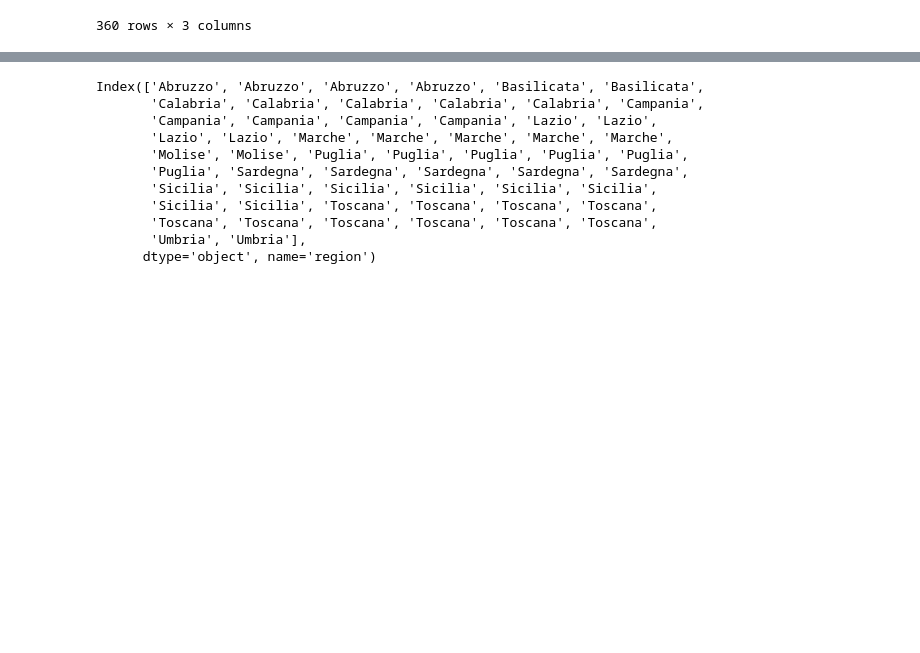
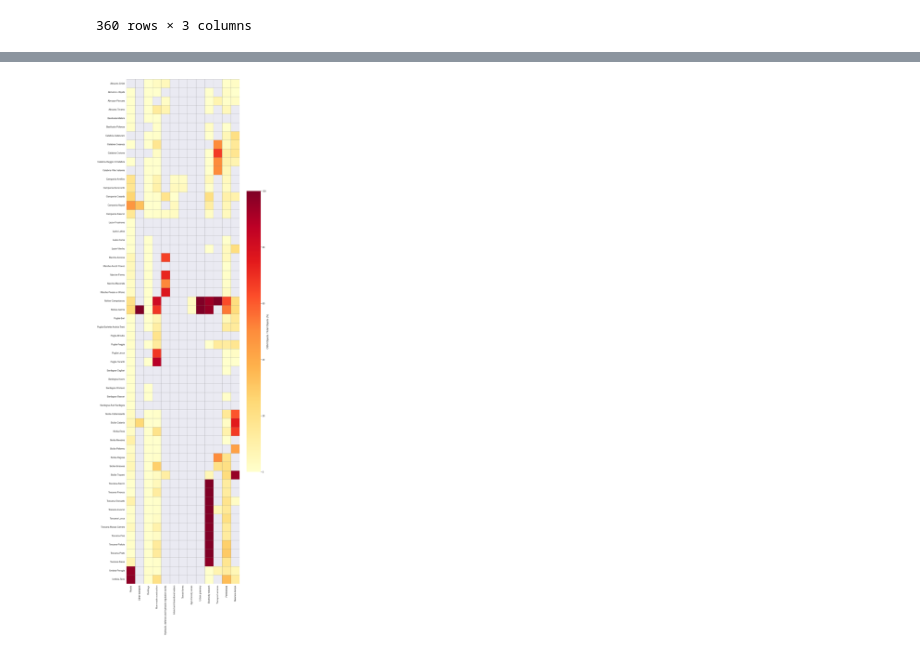
Before and after one commit to napo/dbsnosmcompare, a Jupyter notebook: analysis_osm_presence_igm_declaration.ipynb, the cells around one changed output, grey strips where cells are left out. Cells and saved outputs as stored; diff of their text form; code cells hidden in the pictures; blank space fills up the shorter version.

```diff
--- a/analysis_osm_presence_igm_declaration.ipynb
+++ b/analysis_osm_presence_igm_declaration.ipynb
@@ -285,4 +245,4 @@ data_provincies_with_osm_data['category_en'] = data_provincies_with_osm_data['ca
 pivot_table = pd.pivot_table(data_provincies_with_osm_data, values=['osm_objects', 'total_objects'], index=['region', 'province'], columns=['category_en'])
 pivot_table = pivot_table['osm_objects'].div(pivot_table['total_objects'], axis=0).round(2) * 100
 # Sostituiamo tutti i valori NaN con 0
-pivot_table.fillna(0, inplace=True)
+# pivot_table.fillna(0, inplace=True)
@@ -347,14 +248,0 @@ plt.show()
-# %%
-pivot_table.index.get_level_values(0)
-# %% [output]
-Index(['Abruzzo', 'Abruzzo', 'Abruzzo', 'Abruzzo', 'Basilicata', 'Basilicata',
-       'Calabria', 'Calabria', 'Calabria', 'Calabria', 'Calabria', 'Campania',
-       'Campania', 'Campania', 'Campania', 'Campania', 'Lazio', 'Lazio',
-       'Lazio', 'Lazio', 'Marche', 'Marche', 'Marche', 'Marche', 'Marche',
-       'Molise', 'Molise', 'Puglia', 'Puglia', 'Puglia', 'Puglia', 'Puglia',
-       'Puglia', 'Sardegna', 'Sardegna', 'Sardegna', 'Sardegna', 'Sardegna',
-       'Sicilia', 'Sicilia', 'Sicilia', 'Sicilia', 'Sicilia', 'Sicilia',
-       'Sicilia', 'Sicilia', 'Toscana', 'Toscana', 'Toscana', 'Toscana',
-       'Toscana', 'Toscana', 'Toscana', 'Toscana', 'Toscana', 'Toscana',
-       'Umbria', 'Umbria'],
-      dtype='object', name='region')
@@ -365,3 +249,16 @@ Index(['Abruzzo', 'Abruzzo', 'Abruzzo', 'Abruzzo', 'Basilicata', 'Basilicata',
+# %%
+# Creo la heatmap table utilizzando la funzione heatmap di seaborn
+cmap = sns.color_palette("YlOrRd", as_cmap=True)
+sns.set(font_scale=1.2) # imposta la dimensione dei caratteri del grafico
+fig, ax = plt.subplots(figsize=(15, 60)) # imposta le dimensioni del grafico
+sns.heatmap(pivot_table, cmap=cmap, annot=False,
+            fmt=".1f", cbar_kws={'label': 'OSM Objects / Total Objects (%)', 'shrink': 0.5},
+            linewidths=0.5, linecolor='gray', square=True)
+ax.set_xlabel('') # rimuove l'etichetta "category_en" nella legenda
+ax.set_ylabel('') # rimuove l'etichetta "region" nella legenda
+plt.savefig("image" + os.sep + "percent_osm_by_province_and_category.png", dpi=300, bbox_inches='tight') # salva il grafico in un file jpg a 300dpi
+# %% [output]
+[figure, added]
 # %%
 data_italy['macrocategory_en'] = data_italy.layer_name.apply(lambda x: description_data[description_data.layer_name == x]['macro_category_en'].values[0])
 # %%
```
Also changed, not shown: parts of 11 cells of this notebook, 2 other files.
